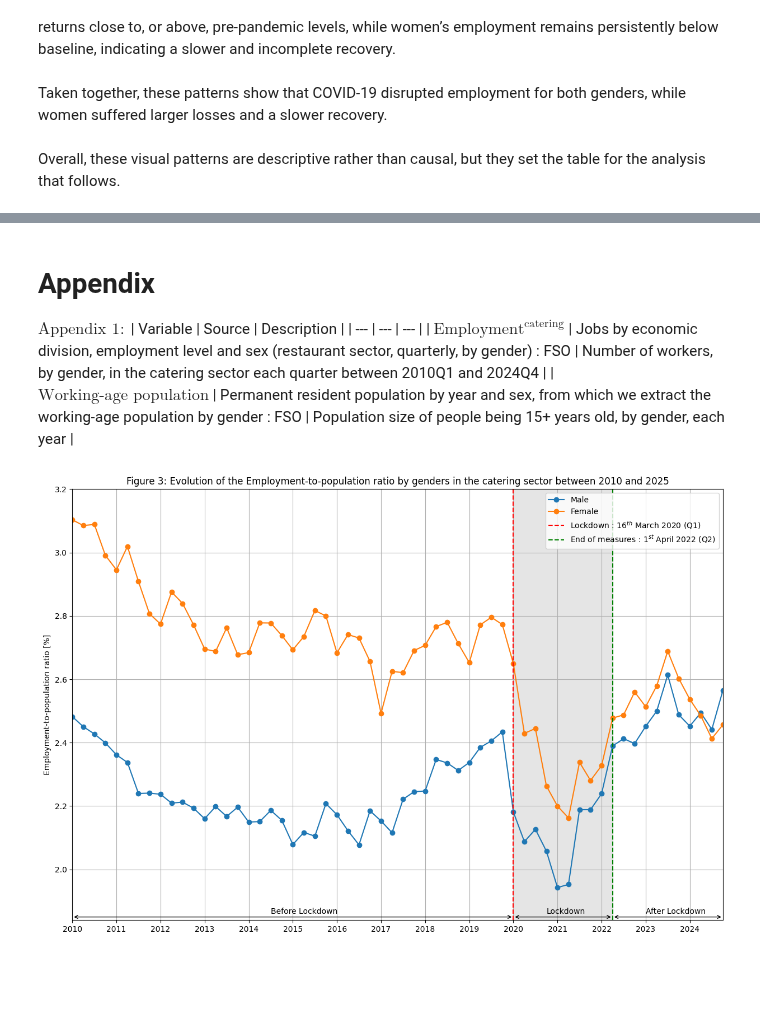
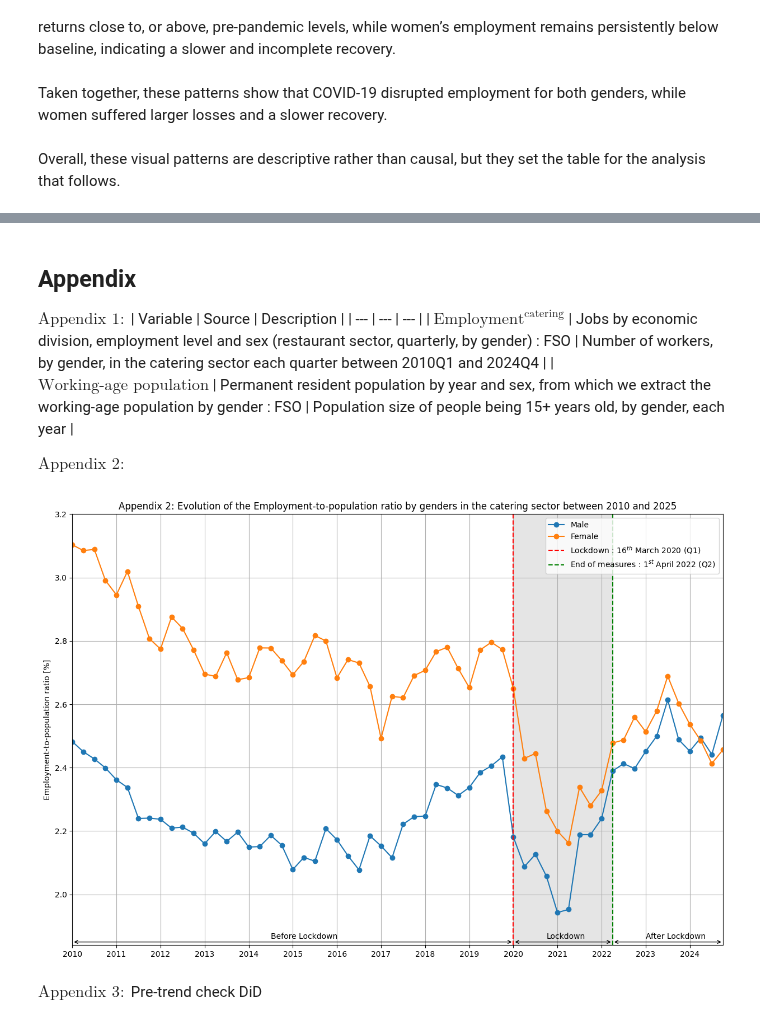
Before and after one commit to Ildsjel-EPFL/MGT-499, a Jupyter notebook: final_report.ipynb, the cells around one changed output, grey strips where cells are left out. Cells and saved outputs as stored; diff of their text form; code cells hidden in the pictures; blank space fills up the shorter version.

```diff
--- a/final_report.ipynb
+++ b/final_report.ipynb
@@ -443,42 +425,46 @@ Our analysis relies on an aggregated gender–quarter panel of ~120 observations
 
 Overall, the analysis presents a well-prepared dish, highlighting gender-differentiated employment dynamics in the restaurant sector, while inviting further refinement of the recipe to better understand mechanisms, worker sorting, and wider labour-market adjustments.
 # %% [markdown]
-# Appendix
+## Appendix
 $\text{Appendix }1:$
 | Variable | Source | Description |
 | --- | --- | --- |
 | $\text{Employment}^{\text{catering}}$ | Jobs by economic division, employment level and sex (restaurant sector, quarterly, by gender) : FSO | Number of workers, by gender, in the catering sector each quarter between 2010Q1 and 2024Q4 |
 | $\text{Working-age population}$ | Permanent resident population by year and sex, from which we extract the working-age population by gender : FSO | Population size of people being 15+ years old, by gender, each year |
+
+$\text{Appendix }2:$
 # %%
 def plot_ratio(df : pd.DataFrame) -> None:
     """Plot the evolution of the employement-to-population ratio for each gender
 
     :param df: The DataFrame with all the data
     :type df: pd.DataFrame"""
     time = np.linspace(0, 59, 60)
     _, ax = plt.subplots(figsize=(15, 10))
     ax.plot(time, df.loc[df["Female"]==0, "Employment-to-population Ratio [%]"], marker="o", label="Male")
     ax.plot(time, df.loc[df["Female"]==1, "Employment-to-population Ratio [%]"], marker="o", label="Female")
     ax.axvline(40, c="r", ls="--", label="Lockdown : $16^{th}$ March 2020 (Q1)")
     ax.axvline(49, c="green", ls="--", label="End of measures : $1^{st}$ April 2022 (Q2)")
     ax.axvspan(40, 49, color="grey", alpha=0.2)
 
     plt.annotate(text='', xy=(40,1.85), xytext=(0,1.85), arrowprops=dict(arrowstyle='<->'))
     plt.annotate(text='Before Lockdown', xy=(18,1.86), xytext=(18,1.86))
     plt.annotate(text='', xy=(49,1.85), xytext=(40,1.85), arrowprops=dict(arrowstyle='<->'))
     plt.annotate(text='Lockdown', xy=(43,1.86), xytext=(43,1.86))
     plt.annotate(text='', xy=(59,1.85), xytext=(49,1.85), arrowprops=dict(arrowstyle='<->'))
     plt.annotate(text='After Lockdown', xy=(52,1.86), xytext=(52,1.86))
 
     plt.xlim(0, 59)
     plt.ylim(1.84, 3.2)
     plt.xticks([i for i in time if i%4==0], labels=[f"20{10+i}" for i in range(15) for j in range(4) if j==0])
     plt.ylabel("Employment-to-population ratio [%]")
     plt.legend(loc='upper right')
     plt.grid()
-    plt.title("Figure 3: Evolution of the Employment-to-population ratio by genders in the catering sector between 2010 and 2025")
+    plt.title("Appendix 2: Evolution of the Employment-to-population ratio by genders in the catering sector between 2010 and 2025")
     plt.show()
 
 plot_ratio(df)
 # %% [output]
-[figure, old version]
+[figure, new version]
+# %% [markdown]
+$\text{Appendix }3:$ Pre-trend check DiD
```
Also changed, not shown: parts of 15 cells of this notebook.
